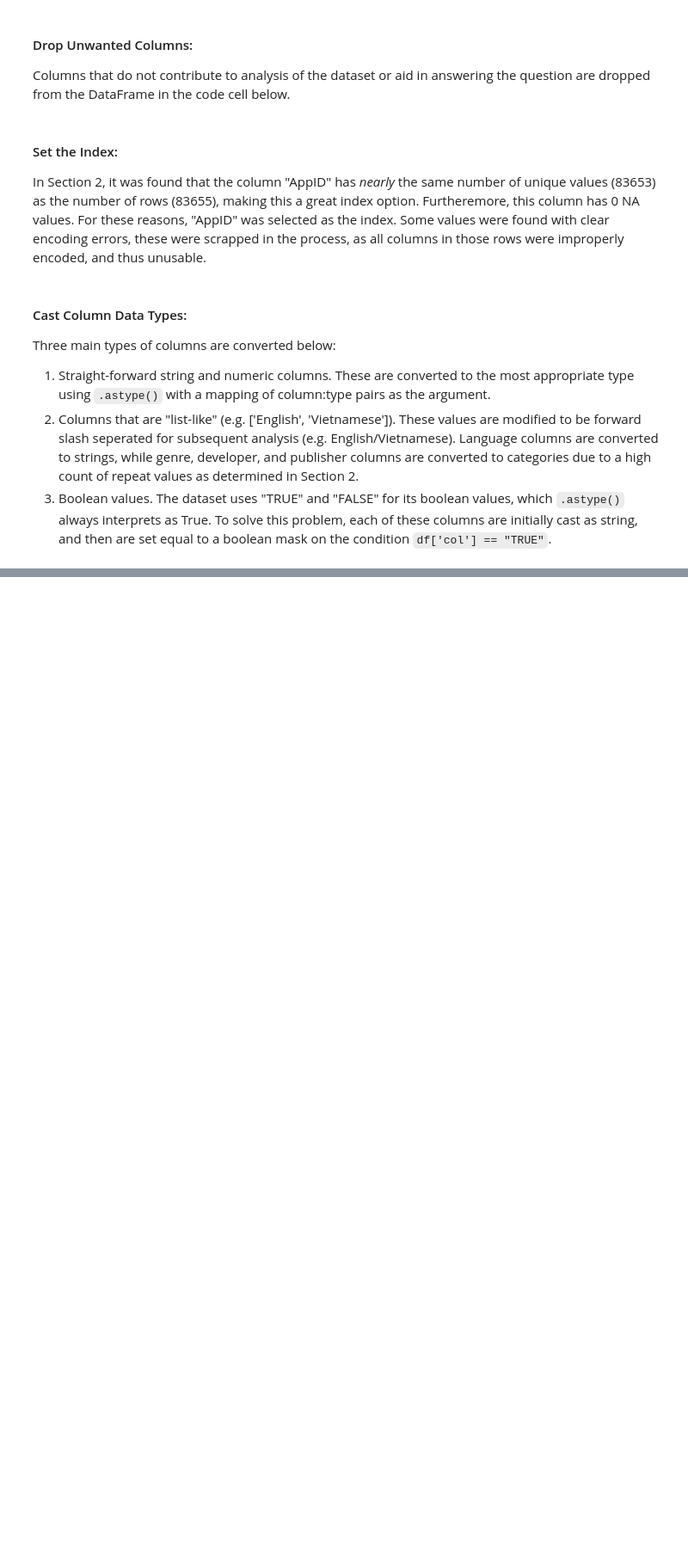
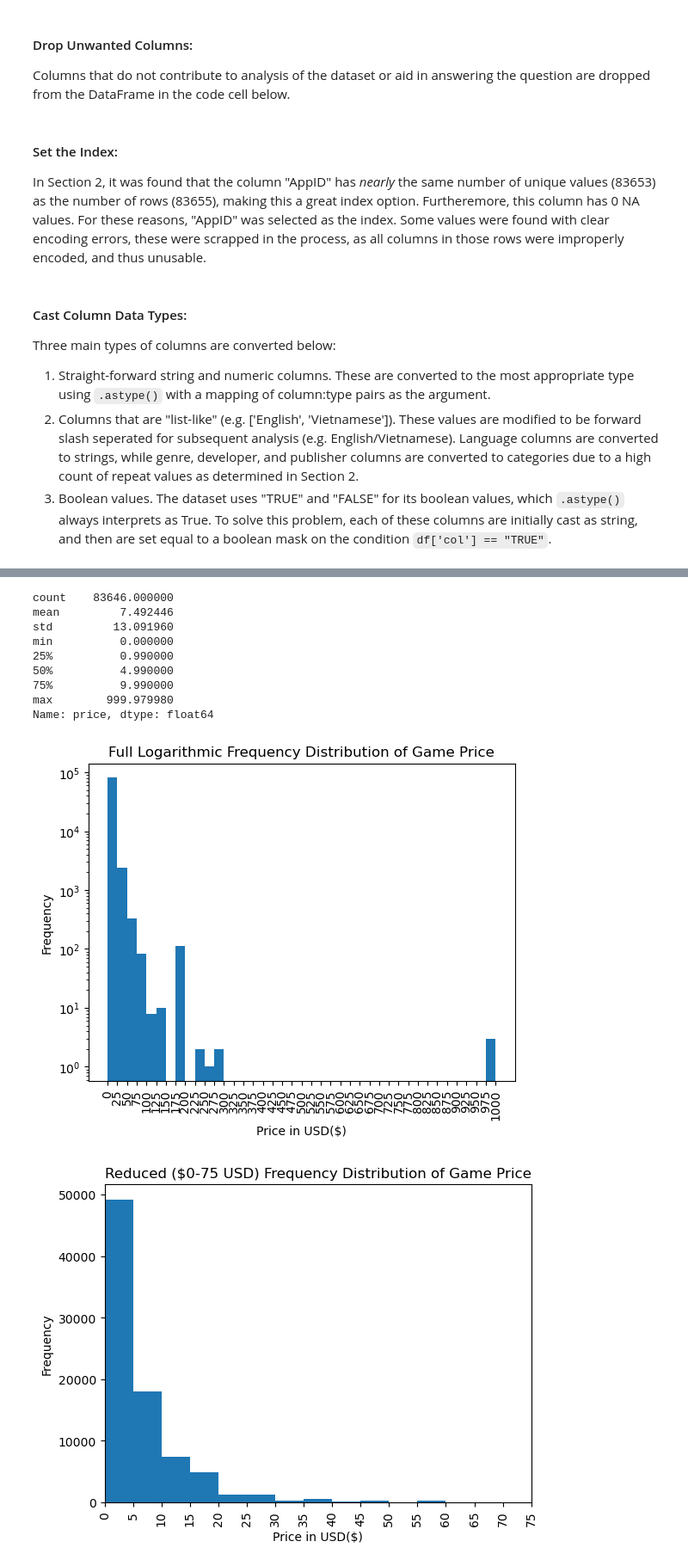
Before and after one commit to hhitt10-aub/CarsonHittEDA, a Jupyter notebook: SteamGamesEDA.ipynb, the cells around one changed output, grey strips where cells are left out. Shown at 86% size. Drawn from its saved outputs; the diff is of its cells as text; code cells hidden in the pictures; blank space fills up the shorter version.

```diff
--- a/SteamGamesEDA.ipynb
+++ b/SteamGamesEDA.ipynb
@@ -179,0 +250,39 @@ The size of the cleaned DataFrame is 34.45MB
+# %%
+# Statistically descibe the distribution of the price column
+print(games['price'].describe())
+
+# Plot the entire frequency of prices using a histogram, syncing bins with xticks
+bins_xticks_range = range(0, 1001, 25)
+games['price'].plot(kind='hist',
+                    title="Full Logarithmic Frequency Distribution of Game Price",
+                    logy=True,
+                    xlabel="Price in USD($)",
+                    bins=bins_xticks_range,
+                    xticks=bins_xticks_range,
+                    rot=90
+                   )
+plt.show()
+
+# Plot the reduced frequency of prices using a histogram, syncing bins with xticks
+bins_xticks_range_reduced = range(0, 80, 5)
+games['price'].plot(kind='hist',
+                    title="Reduced ($0-75 USD) Frequency Distribution of Game Price",
+                    xlabel="Price in USD($)",
+                    bins=bins_xticks_range_reduced,
+                    xticks=bins_xticks_range_reduced,
+                    rot=90,
+                    xlim=(0,75)
+                   )
+plt.show()
+# %% [output]
+count    83646.000000
+mean         7.492446
+std         13.091960
+min          0.000000
+25%          0.990000
+50%          4.990000
+75%          9.990000
+max        999.979980
+Name: price, dtype: float64
+[figure, added]
+[figure, added]
```
Also changed, not shown: parts of 12 cells of this notebook.
